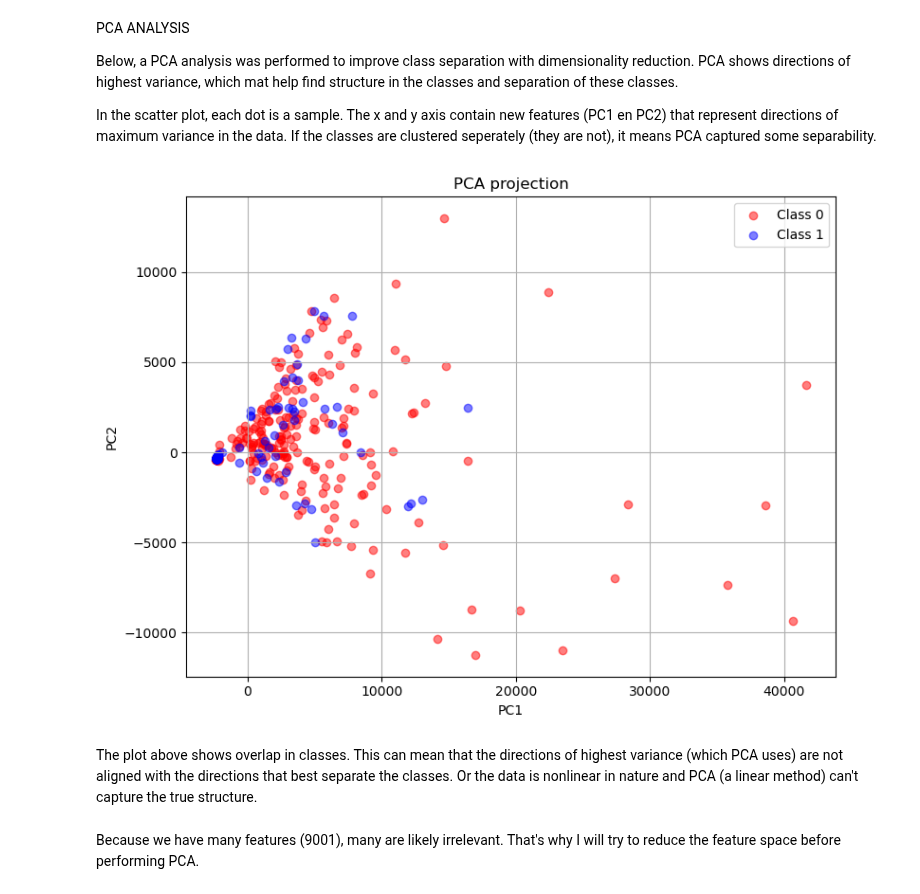
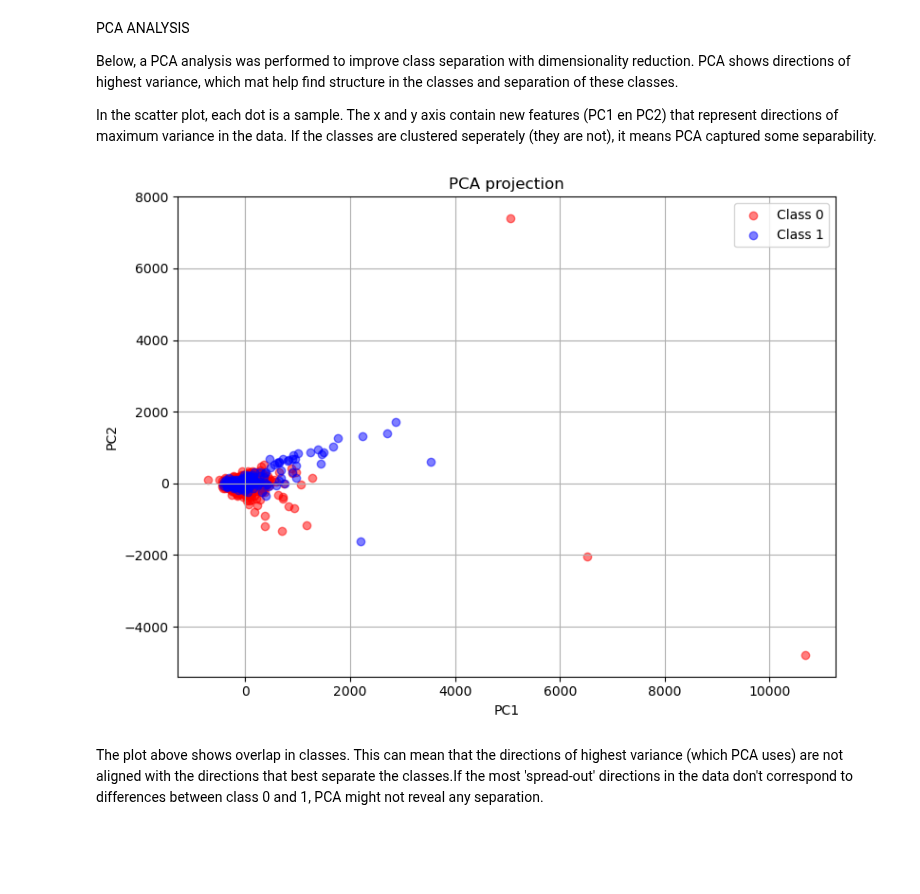
Before and after one commit to A-Bosselaar/TM10007-Machine-Learning-assignment, a Jupyter notebook: assignment_ecg.ipynb, the cells around one changed output. Drawn from its saved outputs; the diff is of its cells as text; code cells hidden in the pictures; blank space fills up the shorter version.

```diff
--- a/assignment_ecg.ipynb
+++ b/assignment_ecg.ipynb
@@ -41,6 +41,8 @@ import seaborn as sns
 # Split data by class
 class0 = data[data['label'] == 0]
 class1 = data[data['label'] == 1]
+
+features = data.drop(columns=['label'])
 
 # Remove the 'label' column before performing t-tests
 class0 = class0.drop(columns=['label'])
@@ -61,8 +63,9 @@ p_below_0_05 = results_sorted[results_sorted['p_value'] < 0.05]
 print(f'Number of features with p-value < 0.05: {len(p_below_0_05)}')
 
 # Save significant features to a CSV file
-significant_features = p_below_0_05['feature']
-cleaned_features = significant_features.str.replace(r'^.*_', '', regex=True)
+significant_feature_names = p_below_0_05['feature']
+significant_features = data[significant_feature_names]
+cleaned_features = significant_feature_names.str.replace(r'^.*_', '', regex=True)
 cleaned_features = cleaned_features.sort_values()
 
 
@@ -131,25 +133,22 @@ In the scatter plot, each dot is a sample. The x and y axis contain new features
 # %%
 from sklearn.decomposition import PCA
 
-features = data
-y = data['label']
+y = data['label'].values
 
 pca = PCA(n_components=2)
-x_pca = pca.fit_transform(features)
+x_pca = pca.fit_transform(significant_features)
 
 plt.figure(figsize=(8,6))
 plt.scatter(x_pca[y == 0, 0], x_pca[y == 0, 1], c='red', label='Class 0', alpha=0.5)
 plt.scatter(x_pca[y == 1, 0], x_pca[y == 1, 1], c='blue', label='Class 1', alpha=0.5)
 plt.title('PCA projection')
 plt.xlabel('PC1')
 plt.ylabel('PC2')
 plt.legend()
 plt.grid(True)
 plt.tight_layout()
 plt.show()
 # %% [output]
-[figure, old version]
+[figure, new version]
 # %% [markdown]
-The plot above shows overlap in classes. This can mean that the directions of highest variance (which PCA uses) are not aligned with the directions that best separate the classes. Or the data is nonlinear in nature and PCA (a linear method) can't capture the true structure.
+The plot above shows overlap in classes. This can mean that the directions of highest variance (which PCA uses) are not aligned with the directions that best separate the classes.If the most 'spread-out' directions in the data don't correspond to differences between class 0 and 1, PCA might not reveal any separation.
-# %% [markdown]
-Because we have many features (9001), many are likely irrelevant. That's why I will try to reduce the feature space before performing PCA.
```
Also changed, not shown: parts of 15 cells of this notebook, 1 other file.
